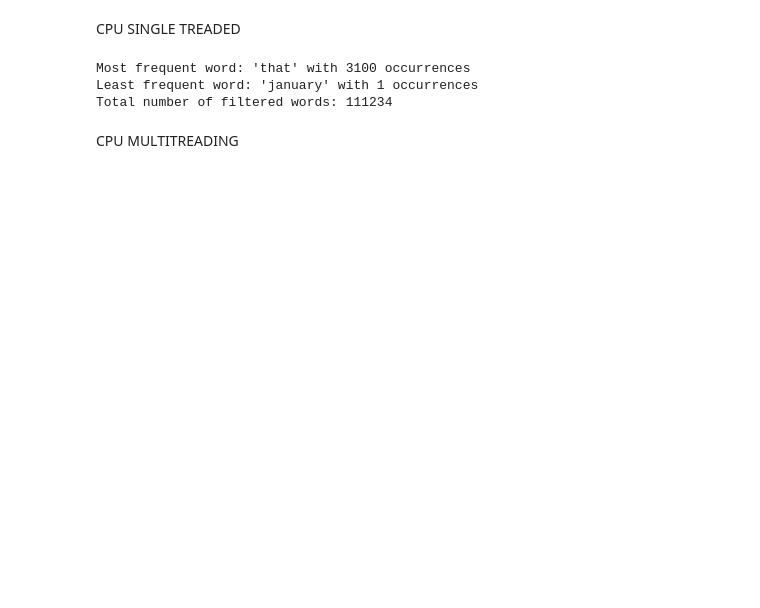
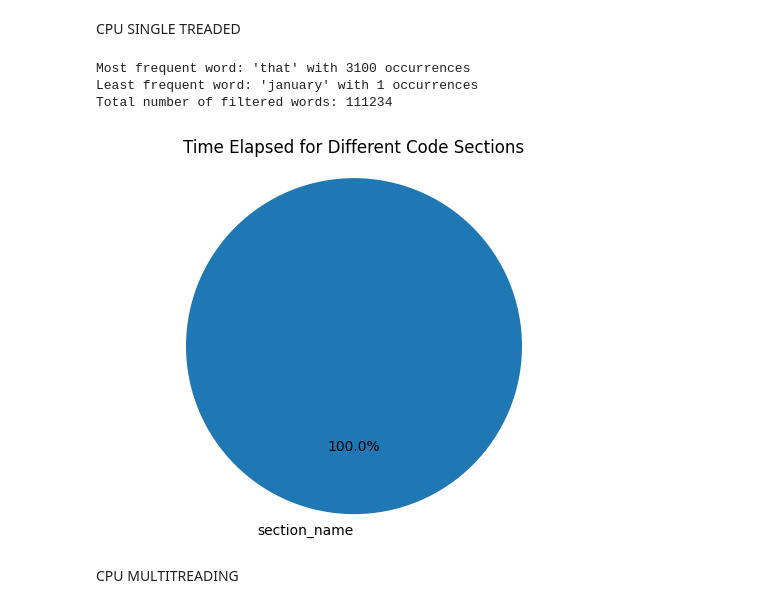
Before and after one commit to Fisev/PZP-Project, a Jupyter notebook: Project.ipynb, the cells around one changed output. Drawn from its saved outputs; the diff is of its cells as text; code cells hidden in the pictures; blank space fills up the shorter version.

```diff
--- a/Project.ipynb
+++ b/Project.ipynb
@@ -6,7 +6,24 @@ from collections import Counter
 import matplotlib.pyplot as plt
 import numpy as np
 
+sections=[]
+times=[]
 
+def update_pie_chart(section_name, time_elapsed):
+    # Update the data
+    sections.append(section_name)
+    times.append(time_elapsed)
+
+    # Clear the previous figure
+    plt.clf()
+
+    # Plot the updated pie chart
+    plt.pie(times, labels=sections, autopct='%1.1f%%', startangle=90)
+    plt.title("Time Elapsed for Different Code Sections")
+    plt.axis('equal')  # Equal aspect ratio ensures the pie is circular
+
+    # Display the chart
+    plt.show()
 
 #get files
 !wget https://raw.githubusercontent.com/Fisev/PZP-Project/refs/heads/main/data.txt -O data.txt
@@ -55,33 +73,34 @@ try:
     words = cleaned_text.split()
 
     # Create a Counter to track word occurrences directly while filtering
     word_counts = Counter()
     filtered_words = []  # List to store filtered words
 
     # Filter and count words in a single loop
     for word in words:
         cleaned_word = pattern.sub('', word)  # Clean each word
         if min_length <= len(cleaned_word) <= max_length and cleaned_word not in f_stopW:
             word_counts[cleaned_word] += 1
             filtered_words.append(cleaned_word)  # Store the filtered word
 
     # Get the most and least frequent words
     most_frequent_word, most_frequent_count =   max(word_counts.items(), key=lambda x: x[1], default=(None, 0))
     least_frequent_word, least_frequent_count = min(word_counts.items(), key=lambda x: x[1], default=(None, 0))
 
     # Total number of words after filtering
     total_filtered_words = sum(word_counts.values())
 
     # Print the results
     print(f"Most frequent word: '{most_frequent_word}' with {most_frequent_count} occurrences")
     print(f"Least frequent word: '{least_frequent_word}' with {least_frequent_count} occurrences")
     print(f"Total number of filtered words: {total_filtered_words}")
-
+    update_pie_chart("section_name", 0.1)
 except Exception as e:
     print(f"Reading failed: {e}")
 # %% [output]
 Most frequent word: 'that' with 3100 occurrences
 Least frequent word: 'january' with 1 occurrences
 Total number of filtered words: 111234
+[figure, added]
 # %% [markdown]
 CPU MULTITREADING
```
Also changed, not shown: parts of 3 cells of this notebook.
